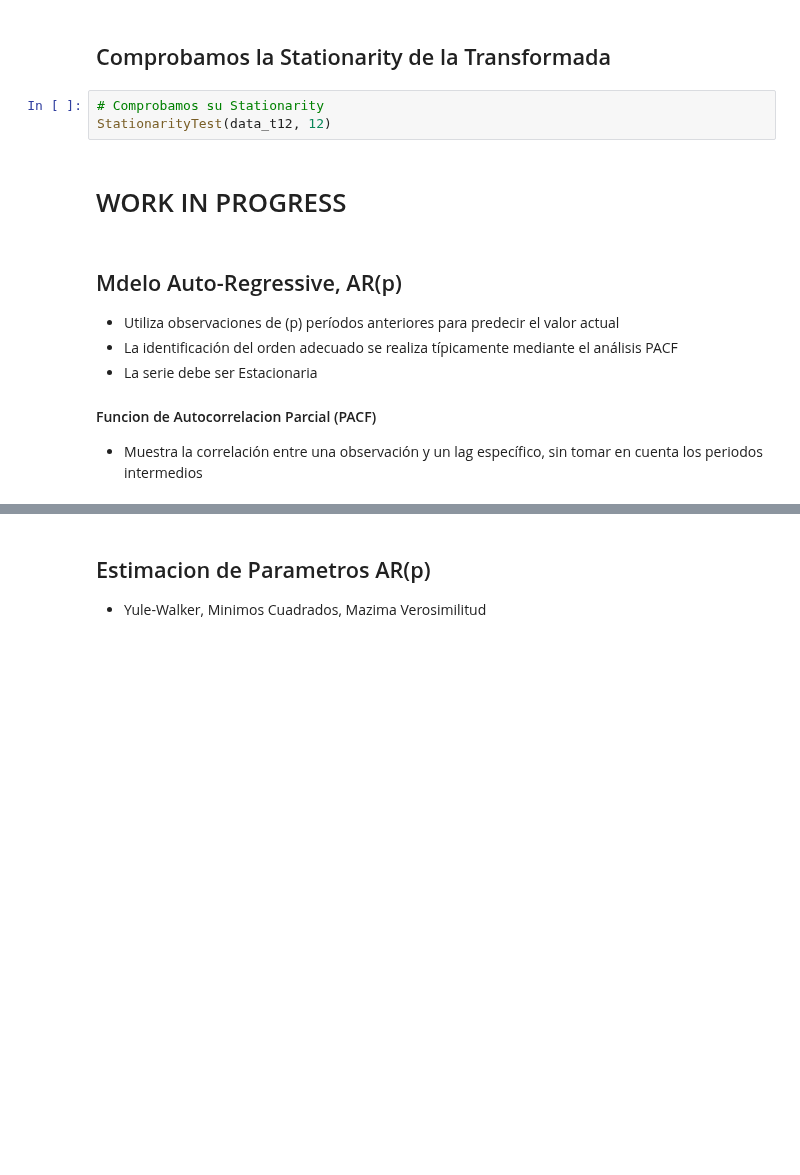
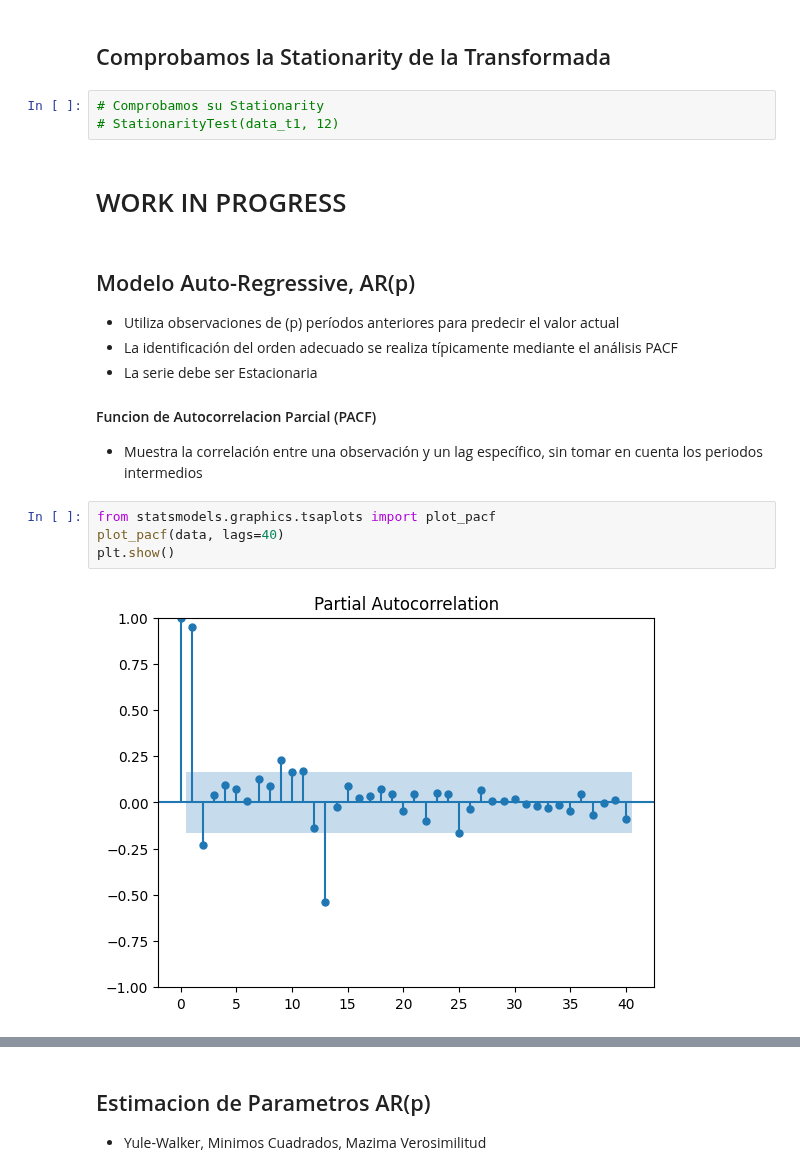
Before and after one commit to AndresMontesDeOca/TimeSeries, a Jupyter notebook: Machete_TS.ipynb, the cells around one changed output, grey strips where cells are left out. Cells and saved outputs as stored; diff of their text form; blank space fills up the shorter version.

```diff
--- a/Machete_TS.ipynb
+++ b/Machete_TS.ipynb
@@ -204,17 +257,23 @@ plt.show()
 ## Comprobamos la Stationarity de la Transformada
 # %%
 # Comprobamos su Stationarity
-StationarityTest(data_t12, 12)
+# StationarityTest(data_t1, 12)
 # %% [markdown]
 # WORK IN PROGRESS
 # %% [markdown]
-## Mdelo Auto-Regressive, AR(p)
+## Modelo Auto-Regressive, AR(p)
 - Utiliza observaciones de (p) períodos anteriores para predecir el valor actual
 - La identificación del orden adecuado se realiza típicamente mediante el análisis PACF
 - La serie debe ser Estacionaria
 
 #### Funcion de Autocorrelacion Parcial (PACF)
 - Muestra la correlación entre una observación y un lag específico, sin tomar en cuenta los periodos intermedios
+# %%
+from statsmodels.graphics.tsaplots import plot_pacf
+plot_pacf(data, lags=40)
+plt.show()
+# %% [output]
+[figure, added]
 # %% [markdown]
 ## Modelo Moving Averge, MA(q)
 
```
Also changed, not shown: parts of 14 cells of this notebook.
